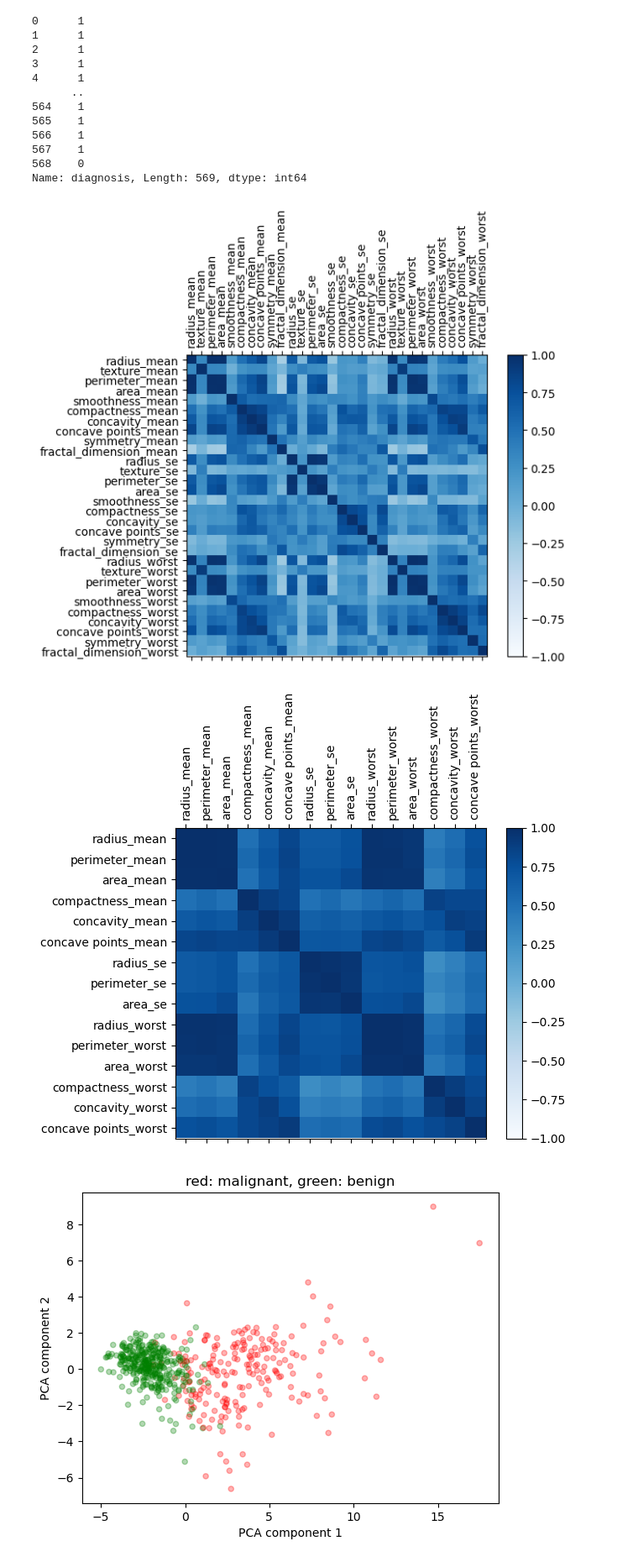
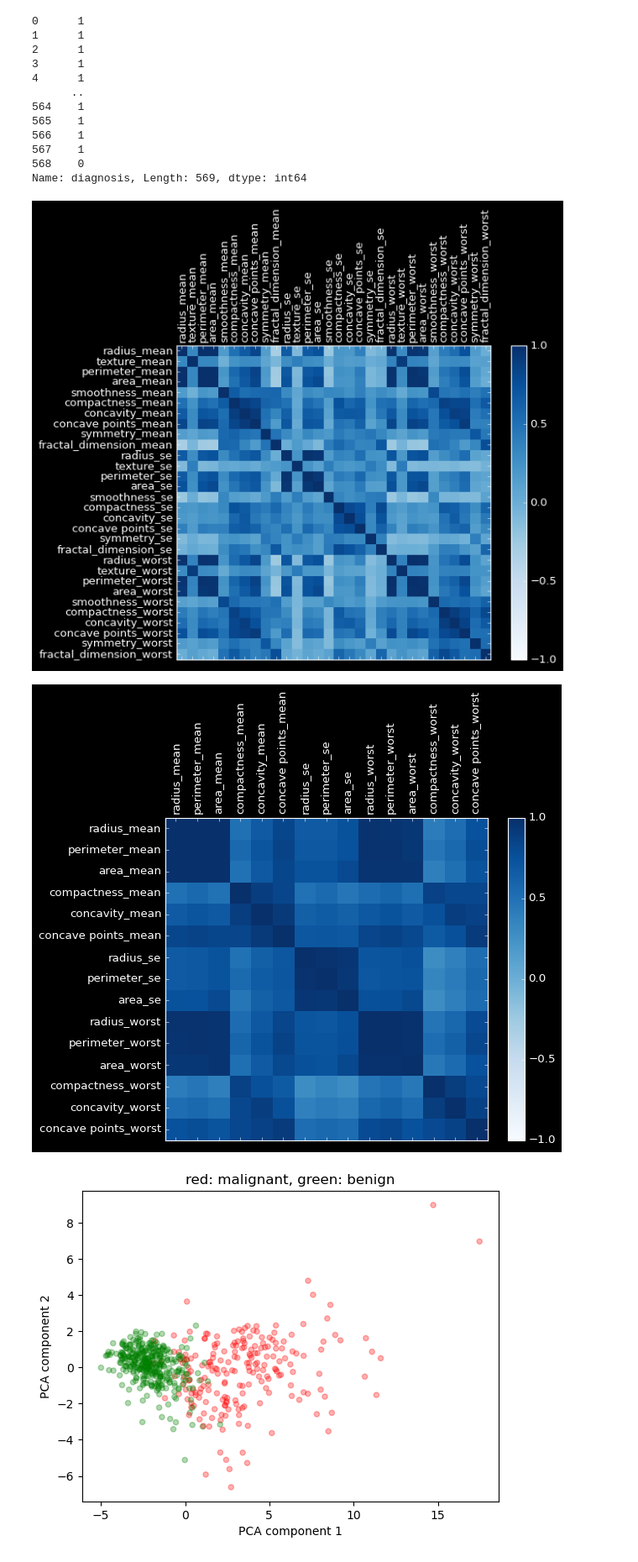
Before and after one commit to Virnirr/Breast-Cancer-Wisconsin-Machine-Learning, a Jupyter notebook: breast_cancer_prediction.ipynb, the cells around one changed output. Shown: that part at 84% size. Drawn from its saved outputs; the diff is of its cells as text; code cells hidden in the pictures.

Commit message:
styledCorr

```diff
--- a/breast_cancer_prediction.ipynb
+++ b/breast_cancer_prediction.ipynb
@@ -96,34 +96,32 @@ y
 568    0
 Name: diagnosis, Length: 569, dtype: int64
 # %%
-corr = vars.corr()
+plt.style.use("dark_background")
+
 fig = plt.figure()
 ax = fig.add_subplot(111)
-cax = ax.matshow(corr,cmap='Blues', vmin=-1, vmax=1)
-fig.colorbar(cax)
+fig.colorbar(ax.matshow(vars.corr() ,cmap='Blues', vmin=-1, vmax=1))
 ticks = np.arange(0,len(vars.columns),1)
 ax.set_xticks(ticks)
 plt.xticks(rotation=90)
 ax.set_yticks(ticks)
 ax.set_xticklabels(vars.columns)
 ax.set_yticklabels(vars.columns)
 plt.show()
 
-corr = X.corr()
 fig = plt.figure()
 ax = fig.add_subplot(111)
-cax = ax.matshow(corr,cmap='Blues', vmin=-1, vmax=1)
-fig.colorbar(cax)
+fig.colorbar(ax.matshow(X.corr(),cmap='Blues', vmin=-1, vmax=1))
 ticks = np.arange(0,len(top_features),1)
 ax.set_xticks(ticks)
 plt.xticks(rotation=90)
 ax.set_yticks(ticks)
 ax.set_xticklabels(top_features)
 ax.set_yticklabels(top_features)
 plt.show()
 # %% [output]
-[figure, old version]
+[figure, new version]
-[figure, old version]
+[figure, new version]
 # %%
 draw = X.loc[:, top_features]
 #draw = pd.merge(X, y, left_index=True, right_index=True)
```
